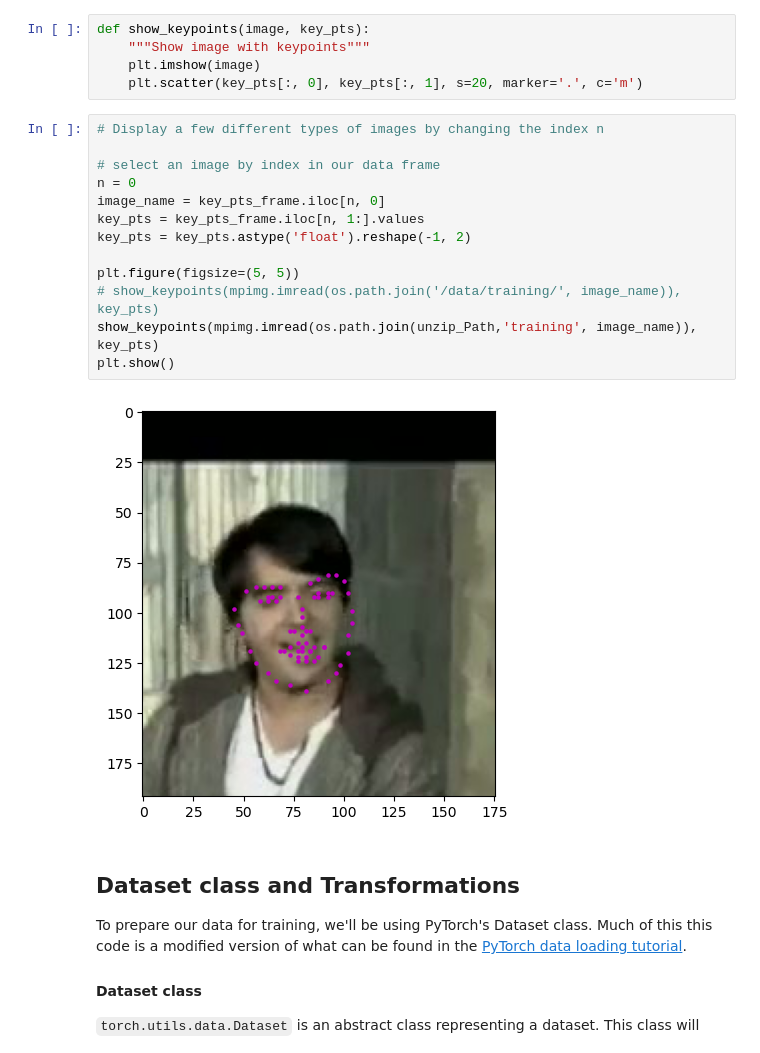
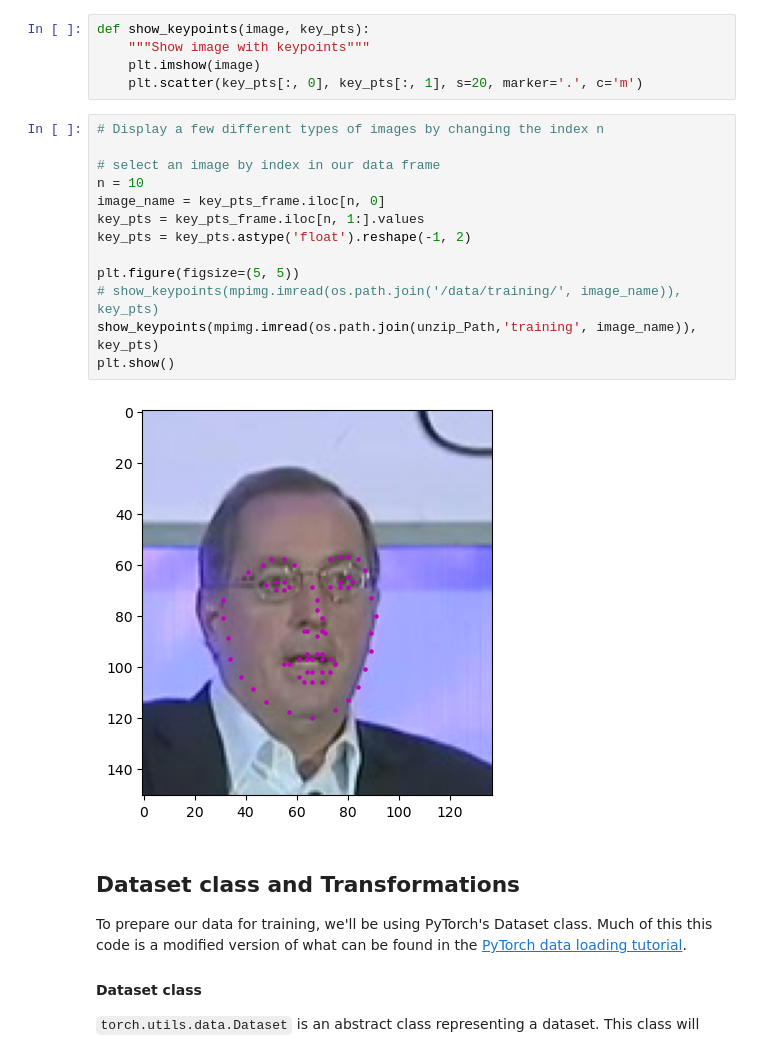
Before and after one commit to hhosseinian/Face_Recognition, a Jupyter notebook: 1. Load and Visualize Data.ipynb, the cells around one changed output. Cells and saved outputs as stored; diff of their text form.

```diff
--- a/1. Load and Visualize Data.ipynb
+++ b/1. Load and Visualize Data.ipynb
@@ -110,18 +110,18 @@ def show_keypoints(image, key_pts):
 # %%
 # Display a few different types of images by changing the index n
 
 # select an image by index in our data frame
-n = 0
+n = 10
 image_name = key_pts_frame.iloc[n, 0]
 key_pts = key_pts_frame.iloc[n, 1:].values
 key_pts = key_pts.astype('float').reshape(-1, 2)
 
 plt.figure(figsize=(5, 5))
 # show_keypoints(mpimg.imread(os.path.join('/data/training/', image_name)), key_pts)
 show_keypoints(mpimg.imread(os.path.join(unzip_Path,'training', image_name)), key_pts)
 plt.show()
 # %% [output]
-[figure, old version]
+[figure, new version]
 # %% [markdown]
 ## Dataset class and Transformations
 
```
Also changed, not shown: parts of 6 cells of this notebook.
